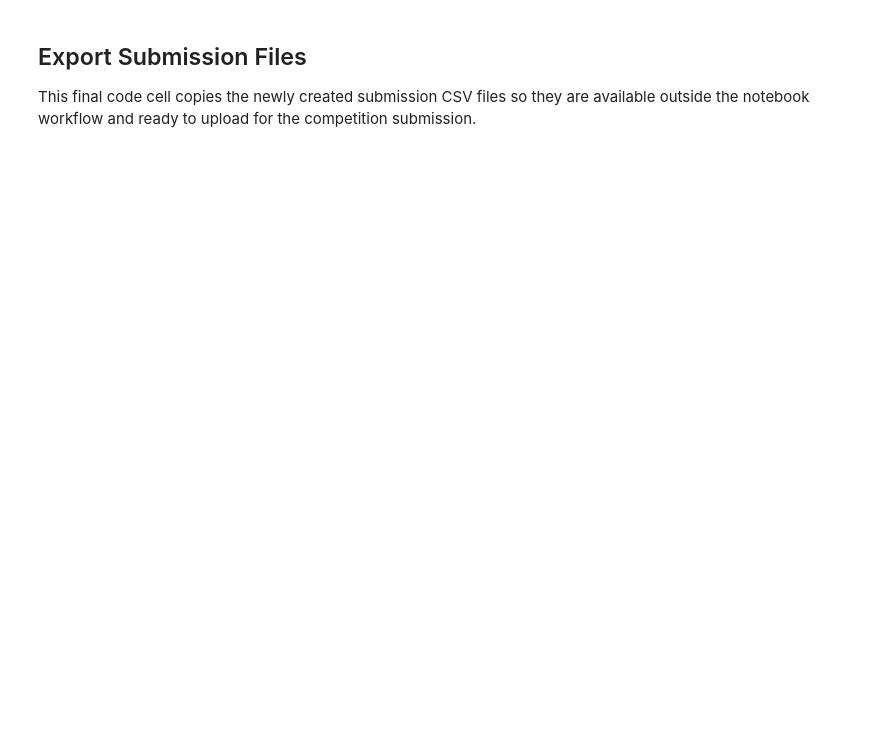
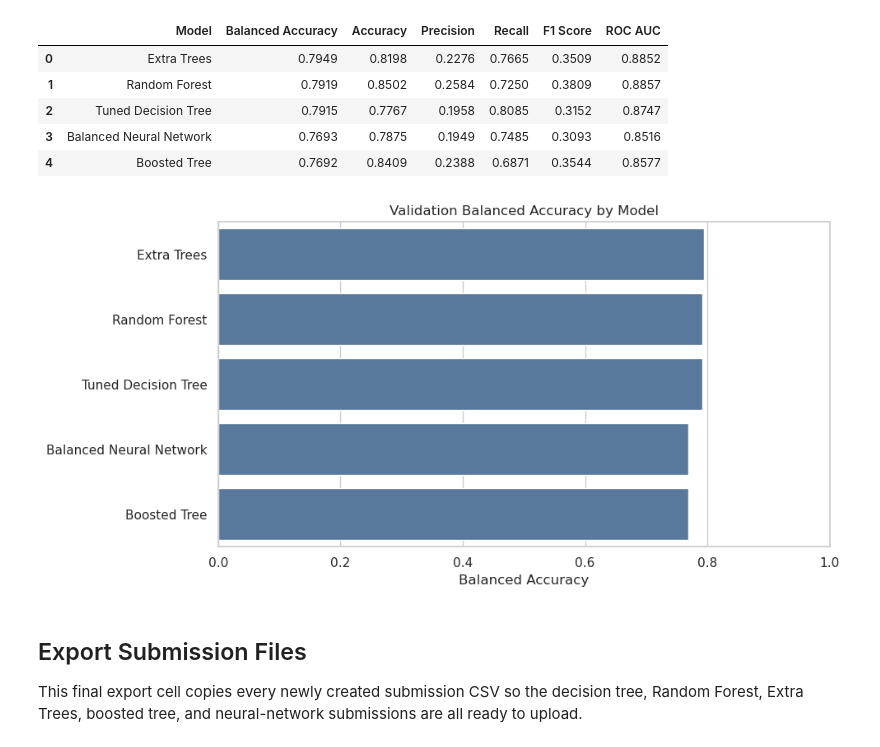
Before and after one commit to sahelir/MLFinalProject, a Jupyter notebook: FinalProject.ipynb, the cells around one changed output. Saved outputs shown, nothing was run; the diff lists cells and outputs as text; code cells hidden in the pictures; blank space fills up the shorter version.

```diff
--- a/FinalProject.ipynb
+++ b/FinalProject.ipynb
@@ -500,6 +980,39 @@ Saved submission file to random_forest_submission.csv
+# %%
+# Compare all validation metrics collected from the model sections above.
+comparison_columns = ["Model", "Balanced Accuracy", "Accuracy", "Precision", "Recall", "F1 Score", "ROC AUC"]
+model_comparison = pd.DataFrame(model_results)[comparison_columns].sort_values(
+    by="Balanced Accuracy",
+    ascending=False,
+).reset_index(drop=True)
+
+display(model_comparison.style.format({
+    "Balanced Accuracy": "{:.4f}",
+    "Accuracy": "{:.4f}",
+    "Precision": "{:.4f}",
+    "Recall": "{:.4f}",
+    "F1 Score": "{:.4f}",
+    "ROC AUC": "{:.4f}",
+}))
+
+plt.figure(figsize=(10, 5))
+sns.barplot(data=model_comparison, x="Balanced Accuracy", y="Model", color="#4C78A8")
+plt.title("Validation Balanced Accuracy by Model")
+plt.xlim(0, 1)
+plt.xlabel("Balanced Accuracy")
+plt.ylabel("")
+plt.tight_layout()
+plt.show()
+# %% [output]
+|  | Model | Balanced Accuracy | Accuracy | Precision | Recall | F1 Score | ROC AUC |
+| 0 | Extra Trees | 0.7949 | 0.8198 | 0.2276 | 0.7665 | 0.3509 | 0.8852 |
+| 1 | Random Forest | 0.7919 | 0.8502 | 0.2584 | 0.7250 | 0.3809 | 0.8857 |
+| 2 | Tuned Decision Tree | 0.7915 | 0.7767 | 0.1958 | 0.8085 | 0.3152 | 0.8747 |
+| 3 | Balanced Neural Network | 0.7693 | 0.7875 | 0.1949 | 0.7485 | 0.3093 | 0.8516 |
+| 4 | Boosted Tree | 0.7692 | 0.8409 | 0.2388 | 0.6871 | 0.3544 | 0.8577 |
+[figure, added]
 # %% [markdown]
 ## Export Submission Files
 
-This final code cell copies the newly created submission CSV files so they are available outside the notebook workflow and ready to upload for the competition submission.
+This final export cell copies every newly created submission CSV so the decision tree, Random Forest, Extra Trees, boosted tree, and neural-network submissions are all ready to upload.
 # %%
 # Get files from docker container onto local machine for submission
```
Also changed, not shown: parts of 22 cells of this notebook, 5 other files.
